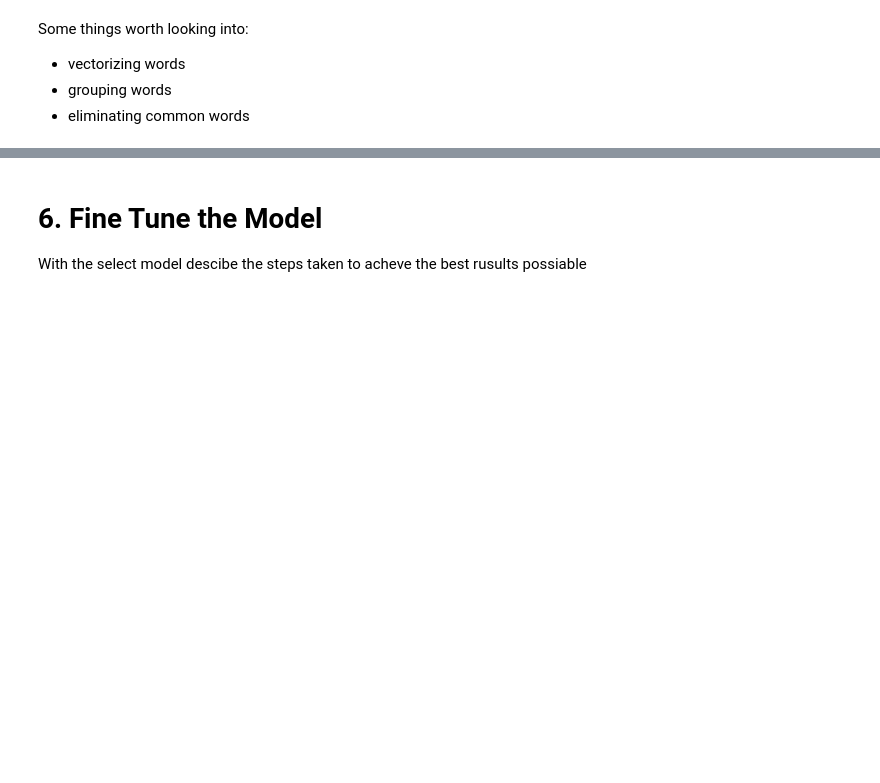
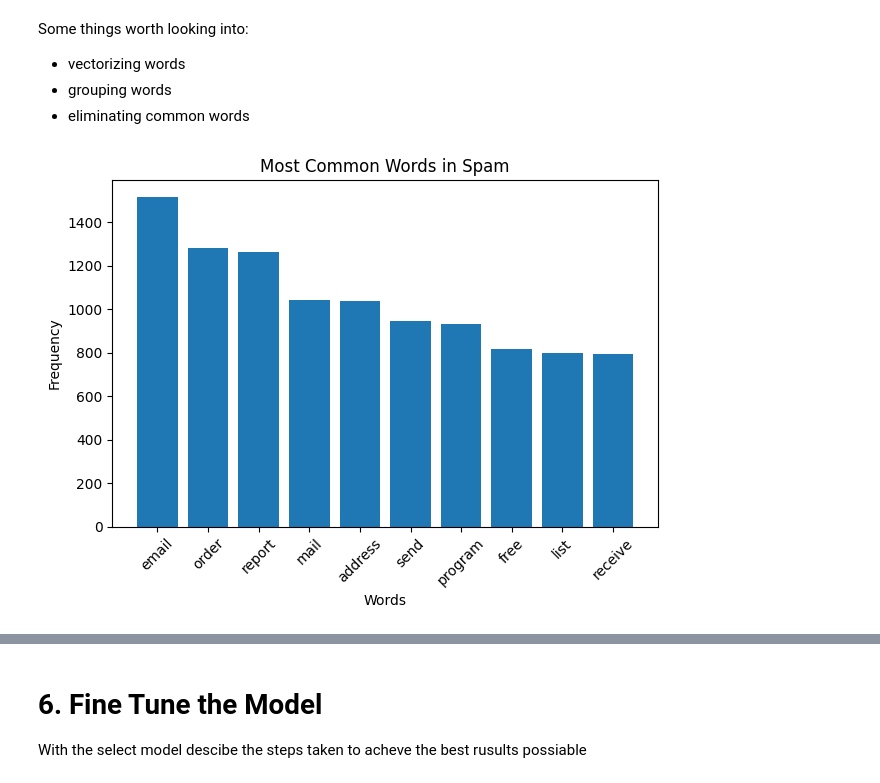
Before and after one commit to Kyra15/MachineLearningAHS, a Jupyter notebook: Project_4/Project_4.ipynb, the cells around one changed output, grey strips where cells are left out. Saved outputs shown, nothing was run; the diff lists cells and outputs as text; code cells hidden in the pictures; blank space fills up the shorter version.

```diff
--- a/Project_4/Project_4.ipynb
+++ b/Project_4/Project_4.ipynb
@@ -117,12 +125,12 @@ plt.show()
 # %%
 import collections
 
-spam_lst = text.split(" ")
-counter = collections.Counter(spam_lst)
-print(counter.most_common(10))
+spam_lst = spam_text.split(" ")
+spam_counter = collections.Counter(spam_lst)
+print(spam_counter.most_common(10))
 
 total = len(spam_lst)
-for item, count in counter.most_common(10):
+for item, count in spam_counter.most_common(10):
     percentage = (count / total) * 100
     print(f"{item}: {percentage:.2f}%")
 # %% [output]
@@ -245,0 +365,11 @@ Some things worth looking into:
+# %%
+s_words, s_counts = zip(*spam_counter.most_common(10))
+plt.bar(s_words, s_counts)
+plt.title('Most Common Words in Spam')
+plt.xlabel('Words')
+plt.ylabel('Frequency')
+plt.xticks(rotation=45)
+plt.tight_layout()
+plt.show()
+# %% [output]
+[figure, added]
```
Also changed, not shown: parts of 45 cells of this notebook, 2 other files.
